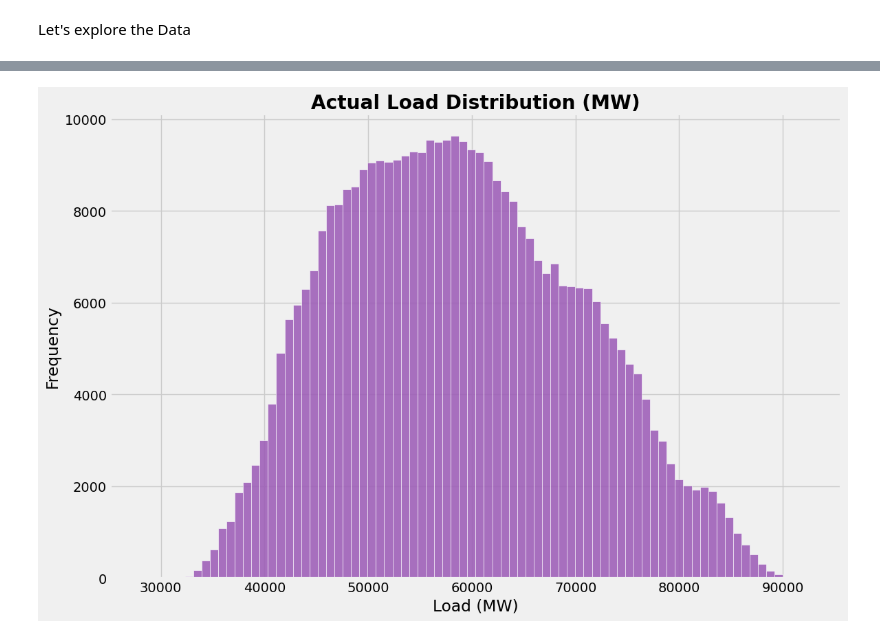
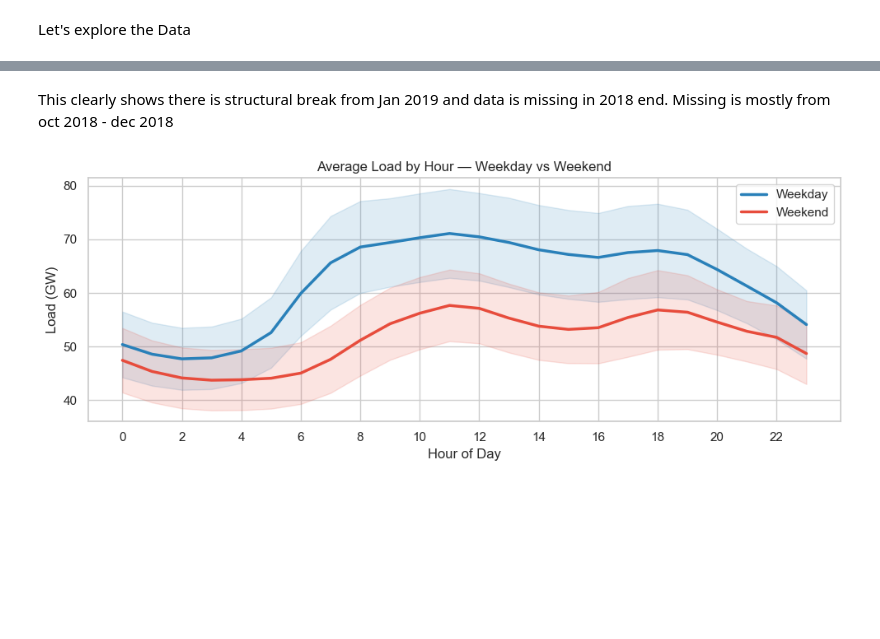
Before and after one commit to samithcsachi/grid-forecast, a Jupyter notebook: research/01_data_exploration.ipynb, the cells around one changed output, grey strips where cells are left out. Saved outputs shown, nothing was run; the diff lists cells and outputs as text; code cells hidden in the pictures; blank space fills up the shorter version.

Commit message:
Data Exploration Notebook Completed

```diff
--- a/research/01_data_exploration.ipynb
+++ b/research/01_data_exploration.ipynb
@@ -543,11 +578,18 @@ plt.show()
-# %%
-plt.figure(figsize=(12, 8))
-
-df["load_Actual Load"].dropna().hist(bins=80, color="#9b59b6", edgecolor="white", alpha=0.85)
-plt.xlabel("Load (MW)")
-plt.ylabel("Frequency")
-plt.title("Actual Load Distribution (MW)", fontweight="bold")
-plt.tight_layout()
-plt.show()
-# %% [output]
-[figure, removed]
+# %% [markdown]
+This clearly shows there is structural break from Jan 2019  and data is missing in 2018 end. Missing is mostly from oct 2018 - dec 2018
+# %%
+fig, ax = plt.subplots(figsize=(10, 4))
+for is_wknd, label, color in [(False, "Weekday", "#2980b9"), (True, "Weekend", "#e74c3c")]:
+    grp  = df[df["is_weekend"] == is_wknd].groupby("hour")[TARGET]
+    mean = grp.mean() / 1000
+    std  = grp.std()  / 1000
+    ax.plot(mean.index, mean.values, label=label, color=color, lw=2.5)
+    ax.fill_between(mean.index, mean - std, mean + std, alpha=0.15, color=color)
+ax.set(title="Average Load by Hour — Weekday vs Weekend",
+       xlabel="Hour of Day", ylabel="Load (GW)")
+ax.set_xticks(range(0, 24, 2))
+ax.legend()
+plt.tight_layout()
+plt.show()
+# %% [output]
+[figure, added]
```
Also changed, not shown: parts of 37 cells of this notebook, 1 other file.
